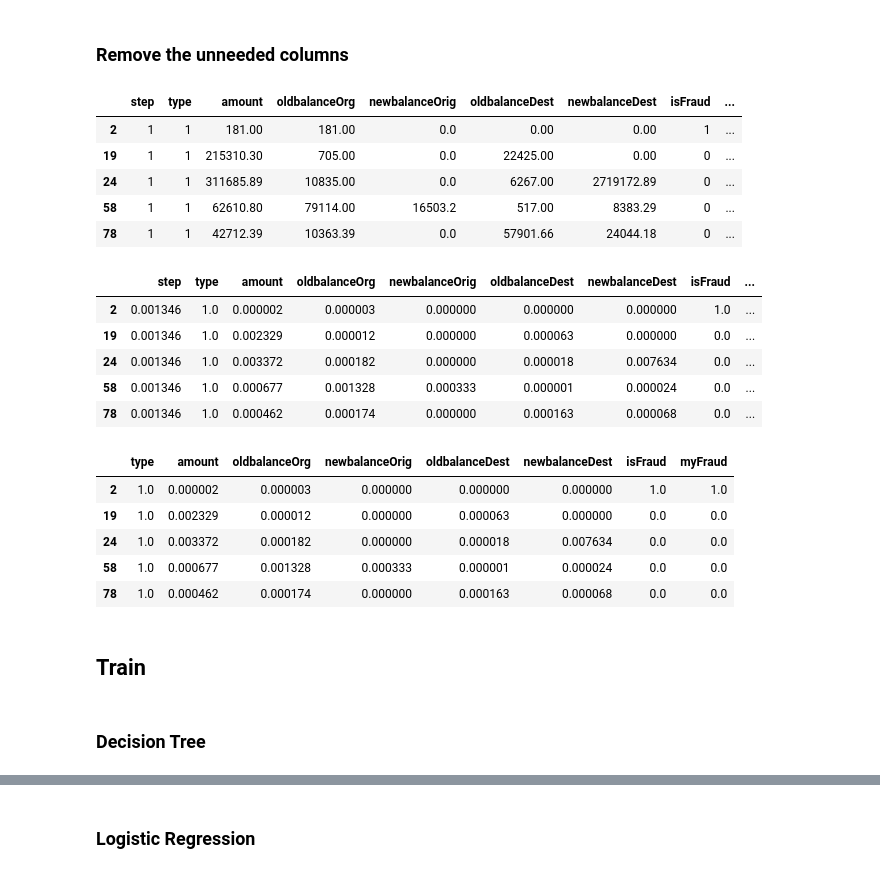
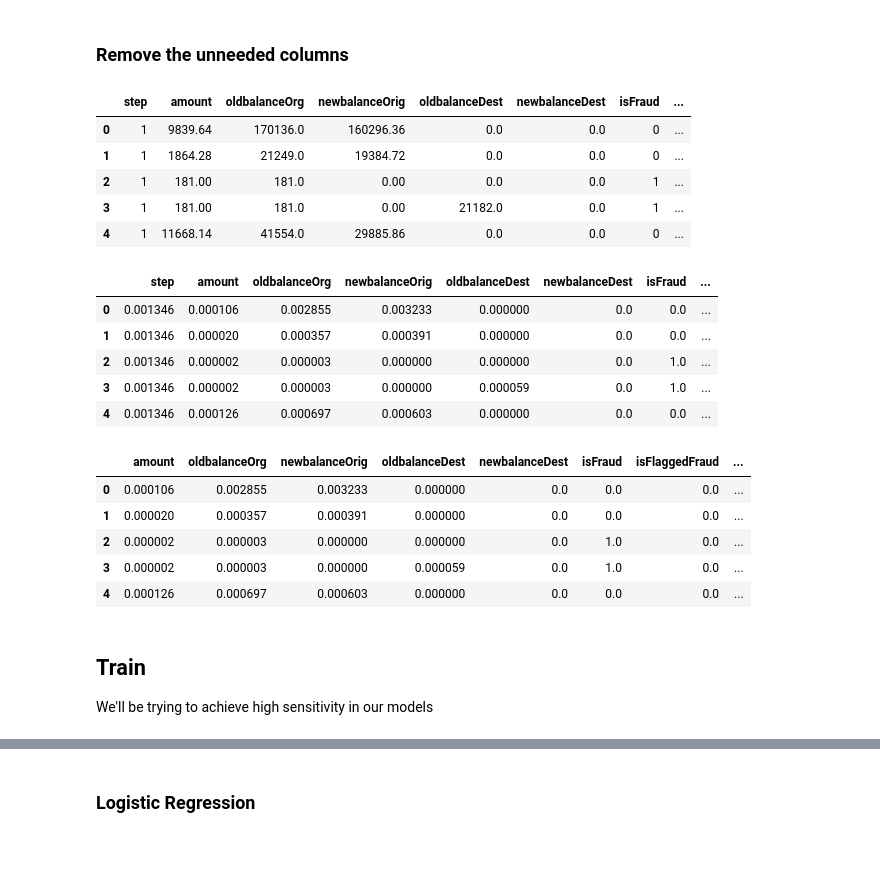
Before and after one commit to MtheEPIC/KaggleProj, a Jupyter notebook: CardTransaction.ipynb, the cells around one changed output, grey strips where cells are left out. Drawn from its saved outputs; the diff is of its cells as text; code cells hidden in the pictures.

```diff
--- a/CardTransaction.ipynb
+++ b/CardTransaction.ipynb
@@ -242,7 +227,0 @@ Name: isFlaggedFraud, dtype: int64
-# %%
-df['myFraud'] = df['isFlaggedFraud']
-size = len(df[df['amount']==df['oldbalanceOrg']]['myFraud'])
-d1 = df[df['amount']==df['oldbalanceOrg']]['myFraud']
-d2 = df[df['amount']!=df['oldbalanceOrg']]['myFraud']
-d1 = d1.replace(0, 1)
-df['myFraud'] = pd.concat([d1, d2])
@@ -269,7 +227,0 @@ data.head()
-# %%
-d1 = df[df['type']=='TRANSFER']
-d2 = df[df['type']=='CASH_OUT']
-d1['type'] = 1
-d2['type'] = 0
-df = pd.concat([d1, d2])
-df.head()
@@ -328,0 +287,11 @@ step doesn't realy help us
+# %%
+# d1 = df[df['type']=='TRANSFER']
+# d2 = df[df['type']=='CASH_OUT']
+# d1['type'] = 1
+# d2['type'] = 0
+# df = pd.concat([d1, d2])
+# df.head()
+tmp = pd.get_dummies(df['type'])
+df = df.join(tmp)
+df = df.drop('type', axis=1)
+df.head()
@@ -333,39 +309,40 @@ step doesn't realy help us
 df = df.select_dtypes(exclude='object')
 df.head()
 # %% [output]
-|  | step | type | amount | oldbalanceOrg | newbalanceOrig | oldbalanceDest | newbalanceDest | isFraud | ... |
-| 2 | 1 | 1 | 181.00 | 181.00 | 0.0 | 0.00 | 0.00 | 1 | ... |
-| 19 | 1 | 1 | 215310.30 | 705.00 | 0.0 | 22425.00 | 0.00 | 0 | ... |
-| 24 | 1 | 1 | 311685.89 | 10835.00 | 0.0 | 6267.00 | 2719172.89 | 0 | ... |
-| 58 | 1 | 1 | 62610.80 | 79114.00 | 16503.2 | 517.00 | 8383.29 | 0 | ... |
-| 78 | 1 | 1 | 42712.39 | 10363.39 | 0.0 | 57901.66 | 24044.18 | 0 | ... |
+|  | step | amount | oldbalanceOrg | newbalanceOrig | oldbalanceDest | newbalanceDest | isFraud | ... |
+| 0 | 1 | 9839.64 | 170136.0 | 160296.36 | 0.0 | 0.0 | 0 | ... |
+| 1 | 1 | 1864.28 | 21249.0 | 19384.72 | 0.0 | 0.0 | 0 | ... |
+| 2 | 1 | 181.00 | 181.0 | 0.00 | 0.0 | 0.0 | 1 | ... |
+| 3 | 1 | 181.00 | 181.0 | 0.00 | 21182.0 | 0.0 | 1 | ... |
+| 4 | 1 | 11668.14 | 41554.0 | 29885.86 | 0.0 | 0.0 | 0 | ... |
 # %%
 normalize(df)
 df_clean = df.copy()
 df.head()
 # %% [output]
-|  | step | type | amount | oldbalanceOrg | newbalanceOrig | oldbalanceDest | newbalanceDest | isFraud | ... |
-| 2 | 0.001346 | 1.0 | 0.000002 | 0.000003 | 0.000000 | 0.000000 | 0.000000 | 1.0 | ... |
-| 19 | 0.001346 | 1.0 | 0.002329 | 0.000012 | 0.000000 | 0.000063 | 0.000000 | 0.0 | ... |
-| 24 | 0.001346 | 1.0 | 0.003372 | 0.000182 | 0.000000 | 0.000018 | 0.007634 | 0.0 | ... |
-| 58 | 0.001346 | 1.0 | 0.000677 | 0.001328 | 0.000333 | 0.000001 | 0.000024 | 0.0 | ... |
-| 78 | 0.001346 | 1.0 | 0.000462 | 0.000174 | 0.000000 | 0.000163 | 0.000068 | 0.0 | ... |
+|  | step | amount | oldbalanceOrg | newbalanceOrig | oldbalanceDest | newbalanceDest | isFraud | ... |
+| 0 | 0.001346 | 0.000106 | 0.002855 | 0.003233 | 0.000000 | 0.0 | 0.0 | ... |
+| 1 | 0.001346 | 0.000020 | 0.000357 | 0.000391 | 0.000000 | 0.0 | 0.0 | ... |
+| 2 | 0.001346 | 0.000002 | 0.000003 | 0.000000 | 0.000000 | 0.0 | 1.0 | ... |
+| 3 | 0.001346 | 0.000002 | 0.000003 | 0.000000 | 0.000059 | 0.0 | 1.0 | ... |
+| 4 | 0.001346 | 0.000126 | 0.000697 | 0.000603 | 0.000000 | 0.0 | 0.0 | ... |
 # %%
-df = df.drop(['isFlaggedFraud', 'step'], axis=1)
+df = df.drop('step', axis=1)
 df.head()
 # %% [output]
-|  | type | amount | oldbalanceOrg | newbalanceOrig | oldbalanceDest | newbalanceDest | isFraud | myFraud |
-| 2 | 1.0 | 0.000002 | 0.000003 | 0.000000 | 0.000000 | 0.000000 | 1.0 | 1.0 |
-| 19 | 1.0 | 0.002329 | 0.000012 | 0.000000 | 0.000063 | 0.000000 | 0.0 | 0.0 |
-| 24 | 1.0 | 0.003372 | 0.000182 | 0.000000 | 0.000018 | 0.007634 | 0.0 | 0.0 |
-| 58 | 1.0 | 0.000677 | 0.001328 | 0.000333 | 0.000001 | 0.000024 | 0.0 | 0.0 |
-| 78 | 1.0 | 0.000462 | 0.000174 | 0.000000 | 0.000163 | 0.000068 | 0.0 | 0.0 |
+|  | amount | oldbalanceOrg | newbalanceOrig | oldbalanceDest | newbalanceDest | isFraud | isFlaggedFraud | ... |
+| 0 | 0.000106 | 0.002855 | 0.003233 | 0.000000 | 0.0 | 0.0 | 0.0 | ... |
+| 1 | 0.000020 | 0.000357 | 0.000391 | 0.000000 | 0.0 | 0.0 | 0.0 | ... |
+| 2 | 0.000002 | 0.000003 | 0.000000 | 0.000000 | 0.0 | 1.0 | 0.0 | ... |
+| 3 | 0.000002 | 0.000003 | 0.000000 | 0.000059 | 0.0 | 1.0 | 0.0 | ... |
+| 4 | 0.000126 | 0.000697 | 0.000603 | 0.000000 | 0.0 | 0.0 | 0.0 | ... |
 # %%
 X=df.drop('isFraud', axis=1)
 y=df['isFraud']
 X_train, X_test, y_train, y_test = train_test_split(X, y, test_size=0.2, random_state=0)
-# %% [markdown]
-## Train
+# %% [markdown]
+## Train
+We'll be trying to achieve high sensitivity in our models
 # %%
 def evaluate(true, pred):
     model_accuracy = roc_auc_score(true, pred)
@@ -380,5 +357,3 @@ def evaluate(true, pred):
     print("The model is better then a 'dumb' model")
     print("confusion_matrix:\n", confusion_matrix(true, pred))
     print(classification_report(true, pred))
-# %% [markdown]
-### Decision Tree
```
Also changed, not shown: parts of 65 cells of this notebook.
